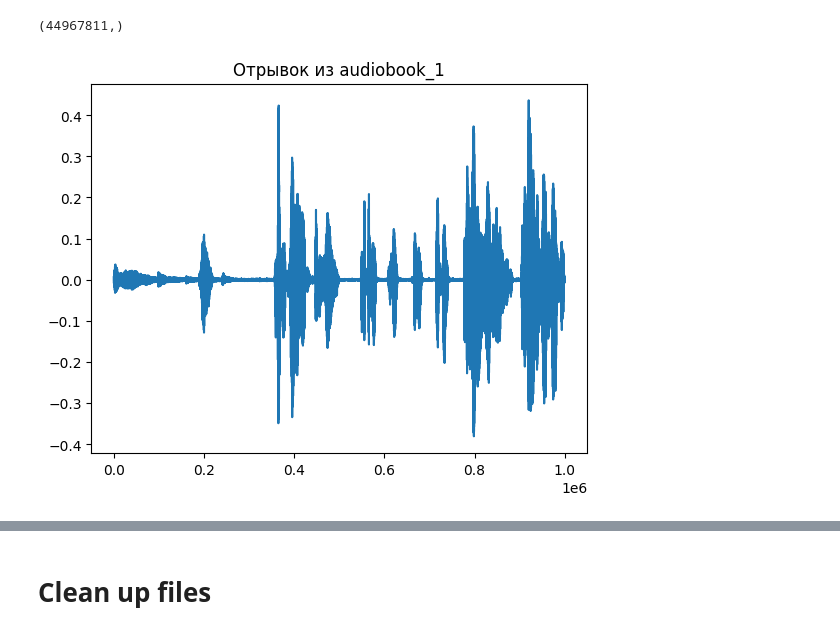
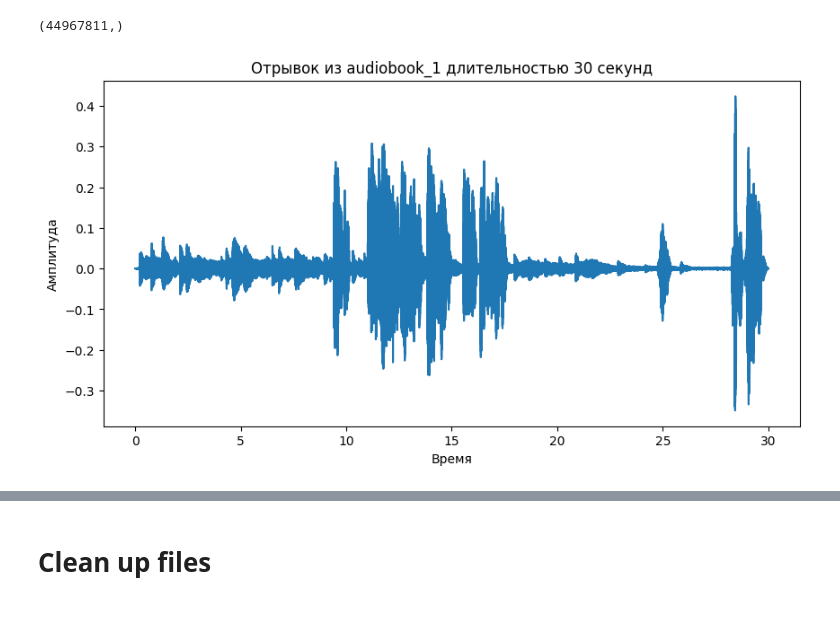
Before and after one commit to intsystems/2024-Project-154, a Jupyter notebook: code/Dataset analysis.ipynb, the cells around one changed output, grey strips where cells are left out. Cells and saved outputs as stored; diff of their text form; code cells hidden in the pictures.

```diff
--- a/code/Dataset analysis.ipynb
+++ b/code/Dataset analysis.ipynb
@@ -277,7 +272,11 @@ audio.shape
 # %% [output]
 (44967811,)
 # %%
-plt.title('Отрывок из audiobook_1')
-plt.plot(audio[1000000:2000000]);
+plt.figure(figsize=(10, 5))
+plt.title('Отрывок из audiobook_1 длительностью 30 секунд')
+plt.plot(np.arange(len(audio[:fs*60//2])) / fs, audio[:fs*60//2])
+plt.ylabel('Амплитуда')
+plt.xlabel('Время')
+plt.show()
 # %% [output]
-[figure, old version]
+[figure, new version]
```
Also changed, not shown: parts of 11 cells of this notebook.
